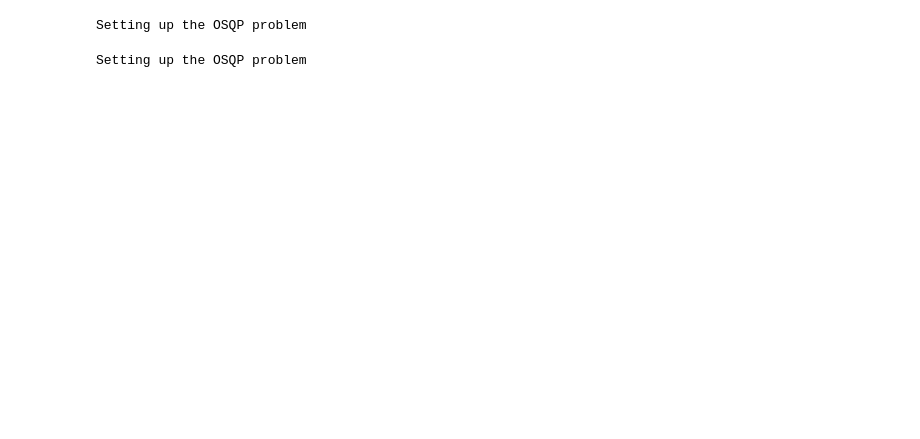
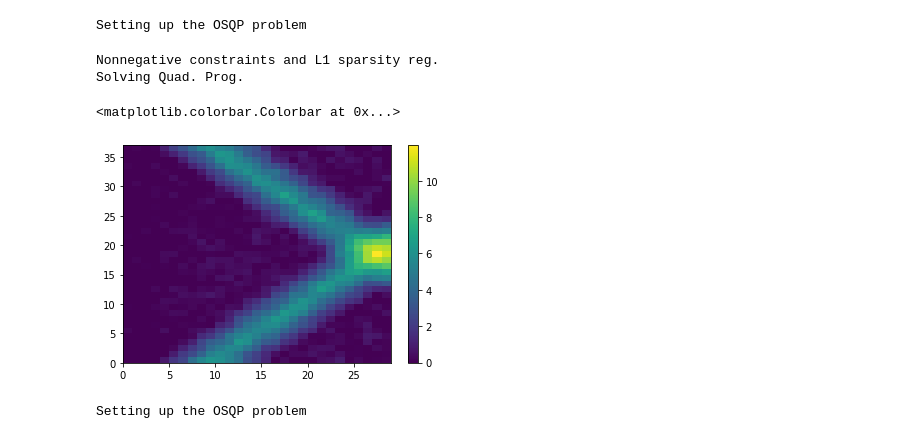
Before and after one commit to congzlwag/spook, a Jupyter notebook: spook/unittest/testL1L2.ipynb, the cells around one changed output. Saved outputs shown, nothing was run; the diff lists cells and outputs as text; code cells hidden in the pictures; blank space fills up the shorter version.

```diff
--- a/spook/unittest/testL1L2.ipynb
+++ b/spook/unittest/testL1L2.ipynb
@@ -256,10 +257,17 @@ Solving Quad. Prog.
 # %%
-AtB1G, AtA = A.T @ B1 @ G, A.T @ A
-GtG = G.T @ G
-
-spk1ctr = SpookPosL1(AtB1G, AtA, "contracted", GtG, lsparse=0.1, lsmooth=(0.01,0.01))
+spk1ctr = SpookPosL1(prctr['Bcontracted_nmlz'], prctr['AtA_nmlz'], "contracted", prctr['GtG_nmlz'], lsparse=0.1, lsmooth=(0.01,0.01),
+                     normalize=(prctr['sA'],prctr['sG']))
 # %% [output]
 Setting up the OSQP problem
+# %%
+X1 = spk1ctr.getXopt()
+plt.pcolormesh(X1)
+plt.colorbar()
+# %% [output]
+Nonnegative constraints and L1 sparsity reg.
+Solving Quad. Prog.
+<matplotlib.colorbar.Colorbar at 0x...>
+[figure, added]
 # %%
 spk1 = SpookL1(B1, A, "raw", G, lsparse=0.1, lsmooth=(0.0,0.0))
 # %% [output]
```
Also changed, not shown: parts of 17 cells of this notebook, 2 other files.
